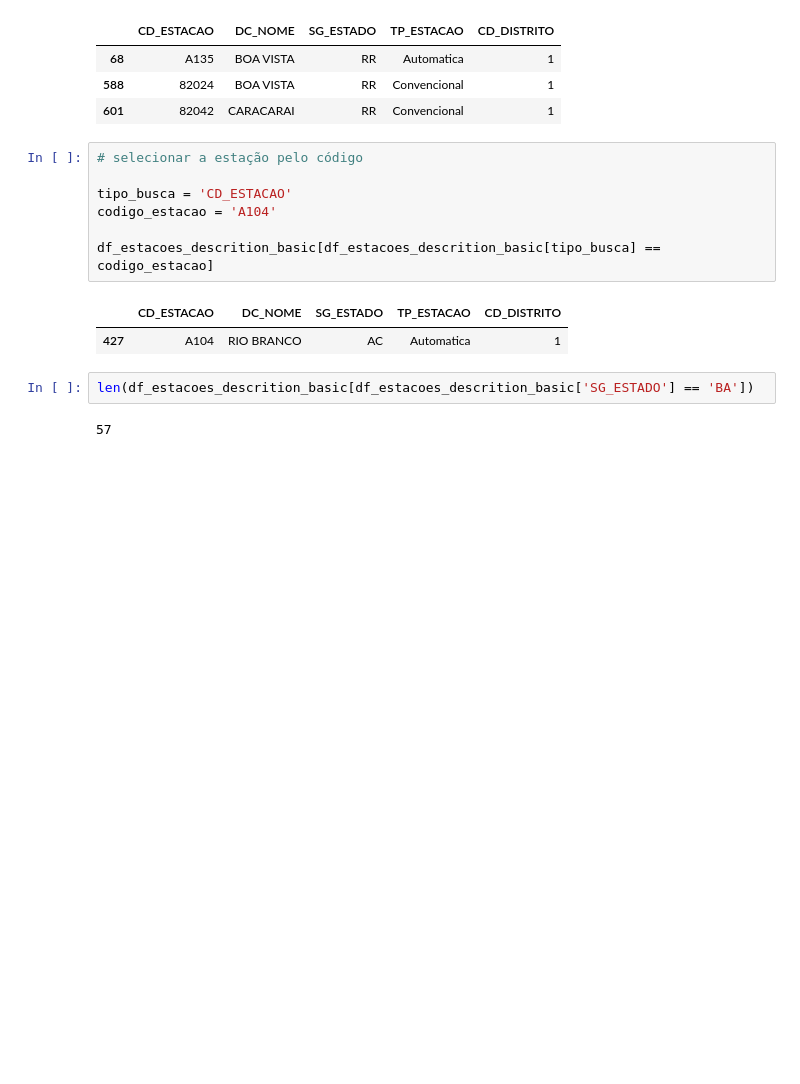
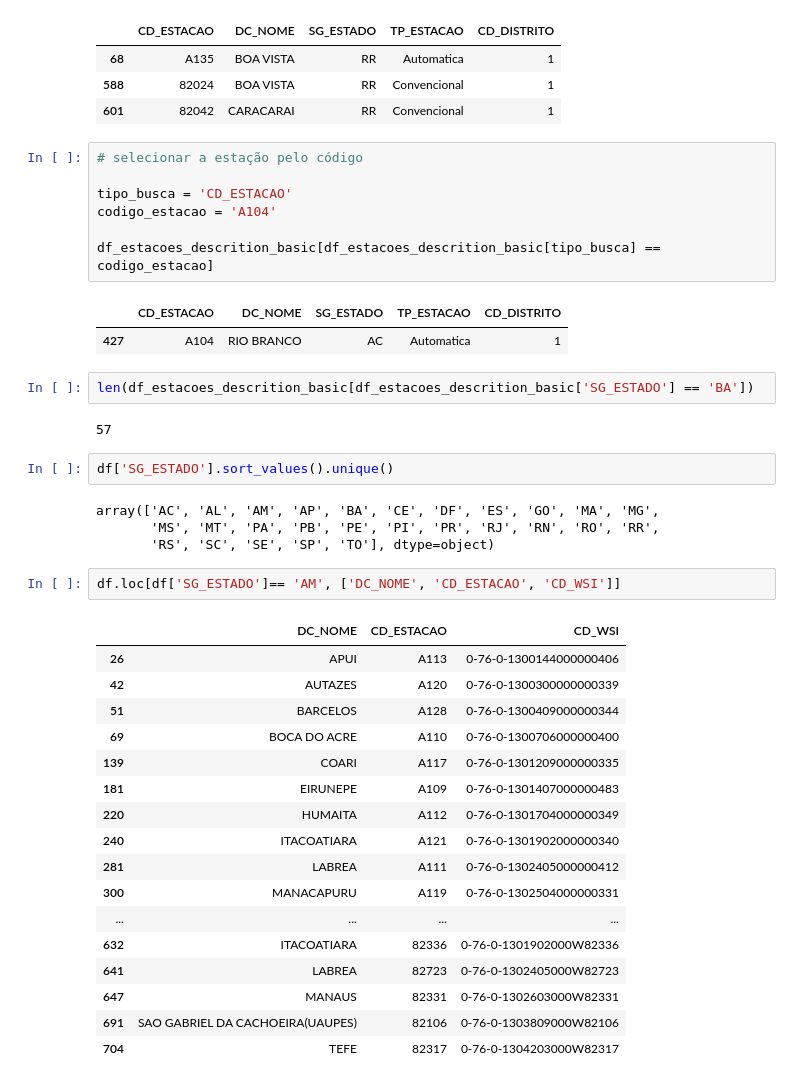
Before and after one commit to rodrigommar/sun-rad, a Jupyter notebook: notebooks/explorar_estacoes_T_M.ipynb, the cells around one changed output. Drawn from its saved outputs; the diff is of its cells as text; blank space fills up the shorter version.

```diff
--- a/notebooks/explorar_estacoes_T_M.ipynb
+++ b/notebooks/explorar_estacoes_T_M.ipynb
@@ -272,3 +258,29 @@ df_estacoes_descrition_basic[df_estacoes_descrition_basic[tipo_busca] == codigo_
 len(df_estacoes_descrition_basic[df_estacoes_descrition_basic['SG_ESTADO'] == 'BA'])
 # %% [output]
 57
+# %%
+df['SG_ESTADO'].sort_values().unique()
+# %% [output]
+array(['AC', 'AL', 'AM', 'AP', 'BA', 'CE', 'DF', 'ES', 'GO', 'MA', 'MG',
+       'MS', 'MT', 'PA', 'PB', 'PE', 'PI', 'PR', 'RJ', 'RN', 'RO', 'RR',
+       'RS', 'SC', 'SE', 'SP', 'TO'], dtype=object)
+# %%
+df.loc[df['SG_ESTADO']== 'AM', ['DC_NOME', 'CD_ESTACAO', 'CD_WSI']]
+# %% [output]
+|  | DC_NOME | CD_ESTACAO | CD_WSI |
+| 26 | APUI | A113 | 0-76-0-1300144000000406 |
+| 42 | AUTAZES | A120 | 0-76-0-1300300000000339 |
+| 51 | BARCELOS | A128 | 0-76-0-1300409000000344 |
+| 69 | BOCA DO ACRE | A110 | 0-76-0-1300706000000400 |
+| 139 | COARI | A117 | 0-76-0-1301209000000335 |
+| 181 | EIRUNEPE | A109 | 0-76-0-1301407000000483 |
+| 220 | HUMAITA | A112 | 0-76-0-1301704000000349 |
+| 240 | ITACOATIARA | A121 | 0-76-0-1301902000000340 |
+| 281 | LABREA | A111 | 0-76-0-1302405000000412 |
+| 300 | MANACAPURU | A119 | 0-76-0-1302504000000331 |
+| ... | ... | ... | ... |
+| 632 | ITACOATIARA | 82336 | 0-76-0-1301902000W82336 |
+| 641 | LABREA | 82723 | 0-76-0-1302405000W82723 |
+| 647 | MANAUS | 82331 | 0-76-0-1302603000W82331 |
+| 691 | SAO GABRIEL DA CACHOEIRA(UAUPES) | 82106 | 0-76-0-1303809000W82106 |
+| 704 | TEFE | 82317 | 0-76-0-1304203000W82317 |
```
Also changed, not shown: parts of 2 cells of this notebook, 12 other files.
